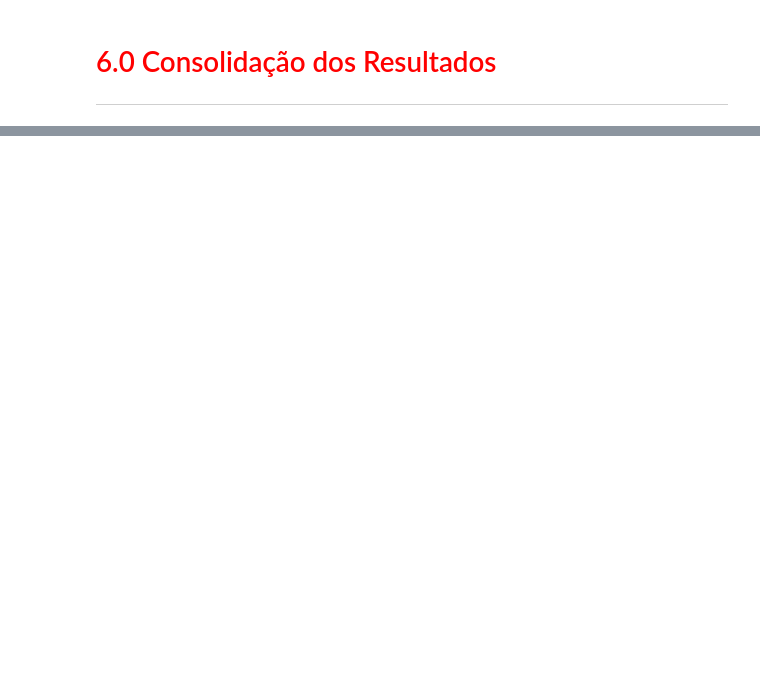
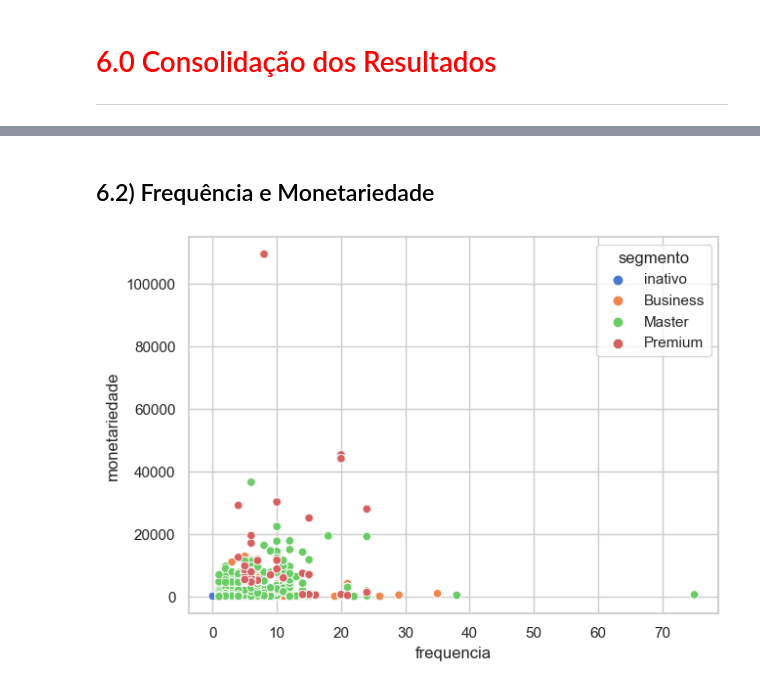
Before and after one commit to leonardovargas10/Modelo_Segmentacao_Clientes, a Jupyter notebook: segmentacao_clientes_marketing.ipynb, the cells around one changed output, grey strips where cells are left out. Saved outputs shown, nothing was run; the diff lists cells and outputs as text; code cells hidden in the pictures; blank space fills up the shorter version.

```diff
--- a/segmentacao_clientes_marketing.ipynb
+++ b/segmentacao_clientes_marketing.ipynb
@@ -1005,0 +1038,6 @@ Name: segmento, dtype: int64
+# %% [markdown]
+## 6.2) Frequência e Monetariedade
+# %%
+plota_segmento('frequencia', 'monetariedade', df_rfm)
+# %% [output]
+[figure, added]
```
Also changed, not shown: parts of 31 cells of this notebook.
